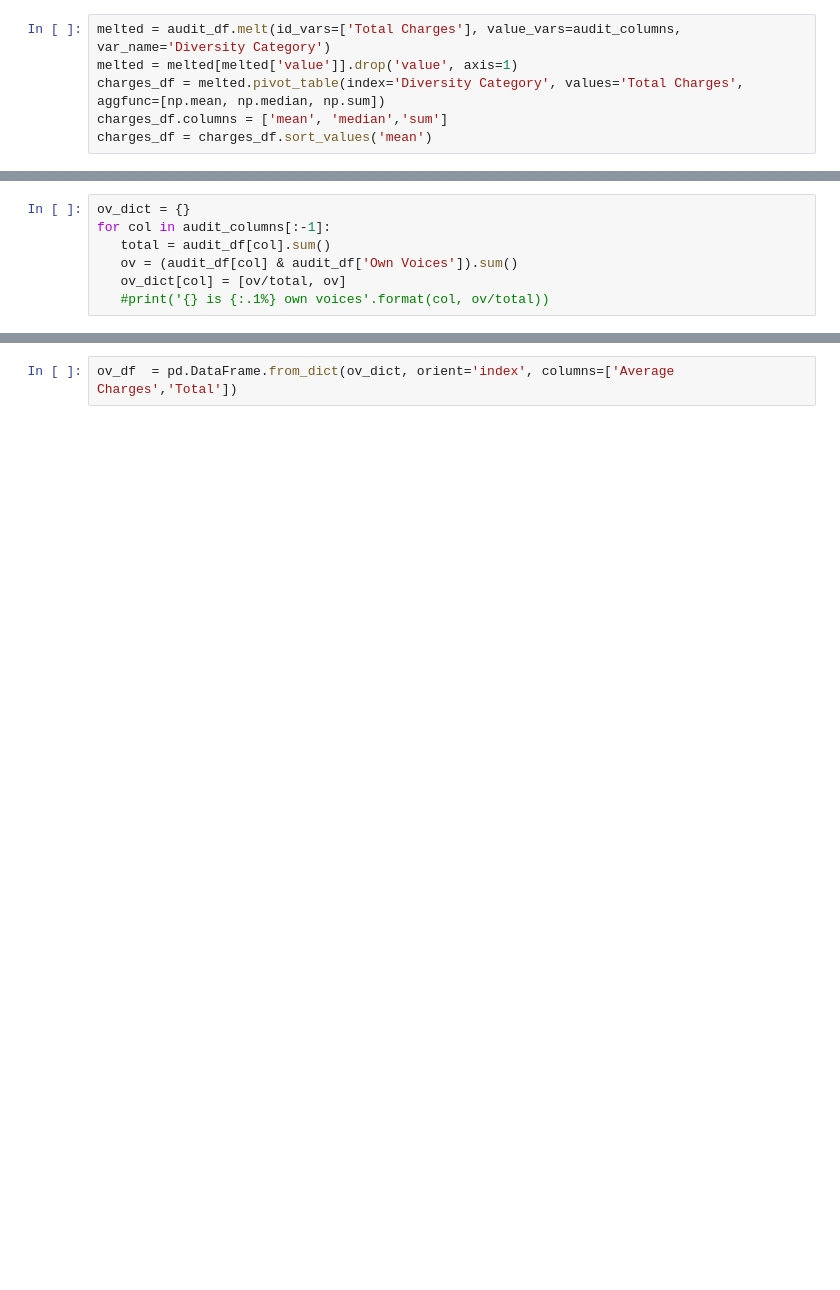
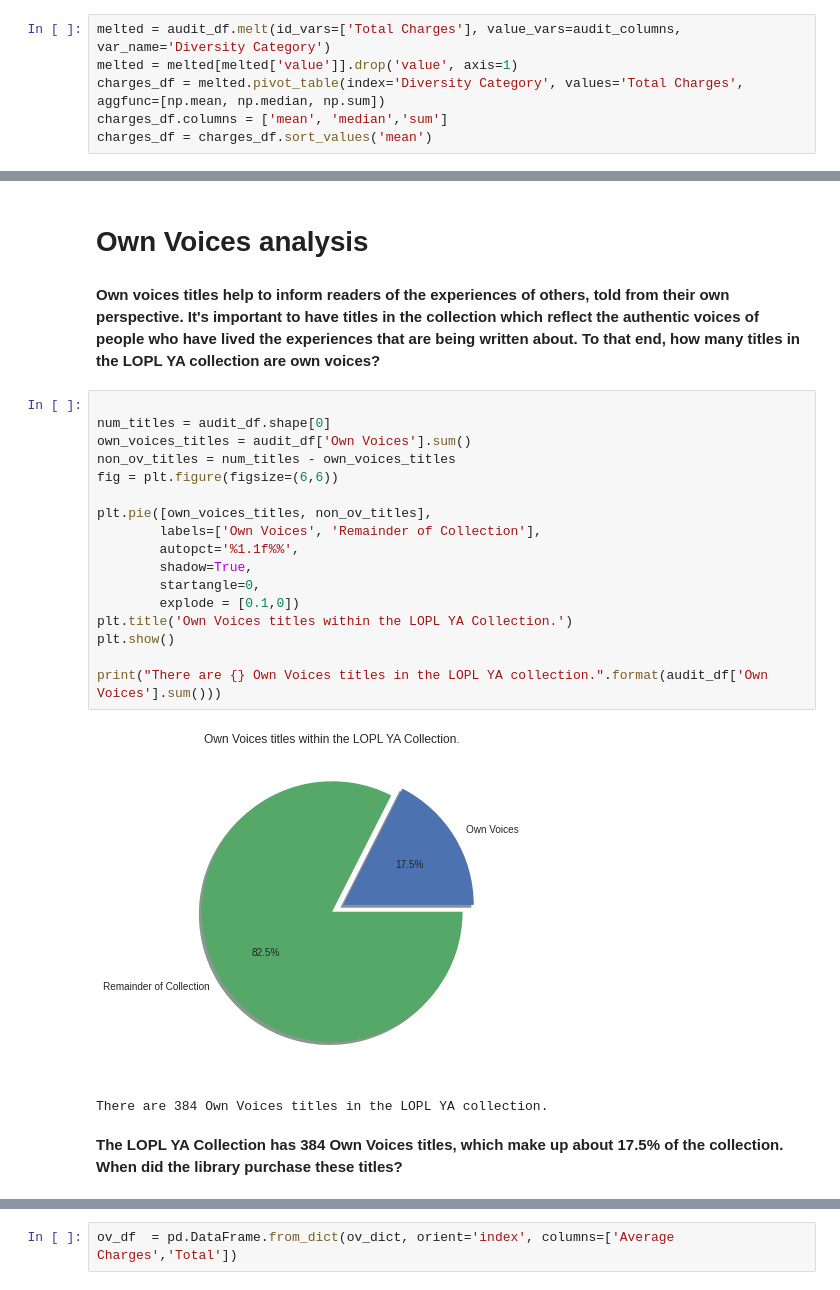
Before and after one commit to mcgrammar86/LOPL_YA_Diversity_Audit, a Jupyter notebook: YA_audit.ipynb, the cells around one changed output, grey strips where cells are left out. Cells and saved outputs as stored; diff of their text form; blank space fills up the shorter version.

```diff
--- a/YA_audit.ipynb
+++ b/YA_audit.ipynb
@@ -366,7 +310,26 @@ plt.show()
-# %%
-ov_dict = {}
-for col in audit_columns[:-1]:
-   total = audit_df[col].sum()
-   ov = (audit_df[col] & audit_df['Own Voices']).sum()
-   ov_dict[col] = [ov/total, ov]
-   #print('{} is {:.1%} own voices'.format(col, ov/total))
+# %% [markdown]
+# Own Voices analysis
+# %% [markdown]
+**Own voices titles help to inform readers of the experiences of others, told from their own perspective. It's important to have titles in the collection which reflect the authentic voices of people who have lived the experiences that are being written about. To that end, how many titles in the LOPL YA collection are own voices?**
+# %%
+
+num_titles = audit_df.shape[0]
+own_voices_titles = audit_df['Own Voices'].sum()
+non_ov_titles = num_titles - own_voices_titles
+fig = plt.figure(figsize=(6,6))
+
+plt.pie([own_voices_titles, non_ov_titles],
+        labels=['Own Voices', 'Remainder of Collection'],
+        autopct='%1.1f%%',
+        shadow=True,
+        startangle=0,
+        explode = [0.1,0])
+plt.title('Own Voices titles within the LOPL YA Collection.')
+plt.show()
+
+print("There are {} Own Voices titles in the LOPL YA collection.".format(audit_df['Own Voices'].sum()))
+# %% [output]
+[figure, added]
+There are 384 Own Voices titles in the LOPL YA collection.
+# %% [markdown]
+**The LOPL YA Collection has 384 Own Voices titles, which make up about 17.5% of the collection. When did the library purchase these titles?**
```
Also changed, not shown: parts of 58 cells of this notebook.
